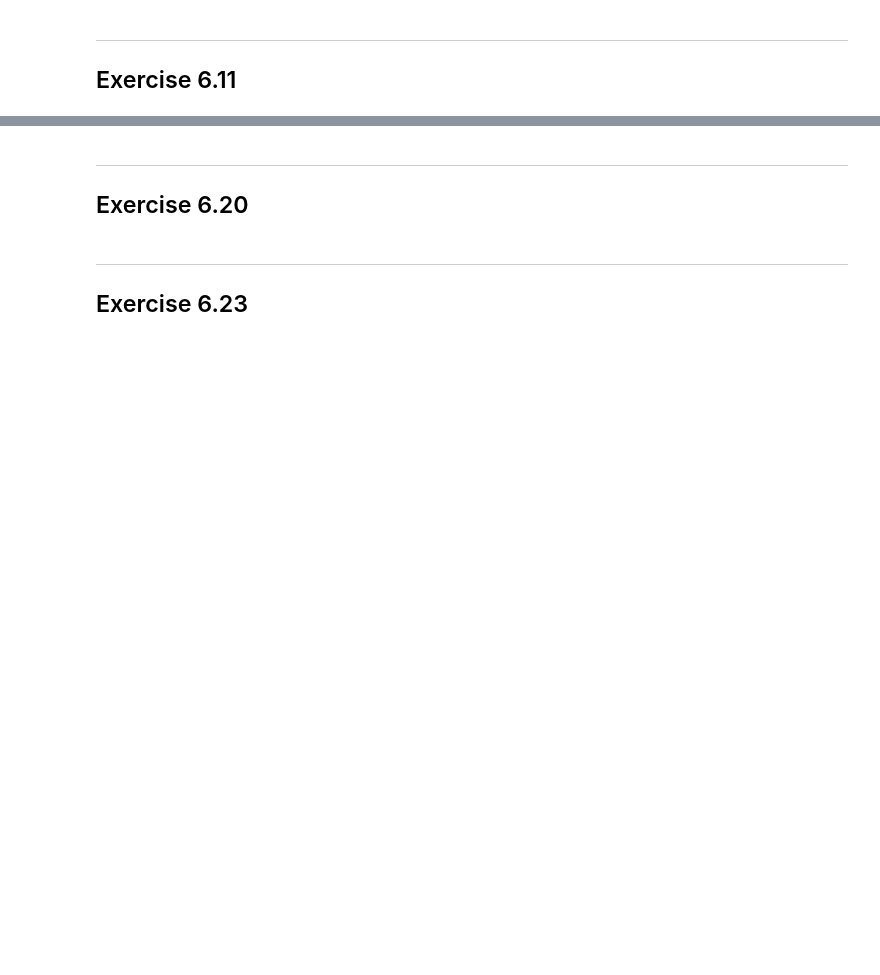
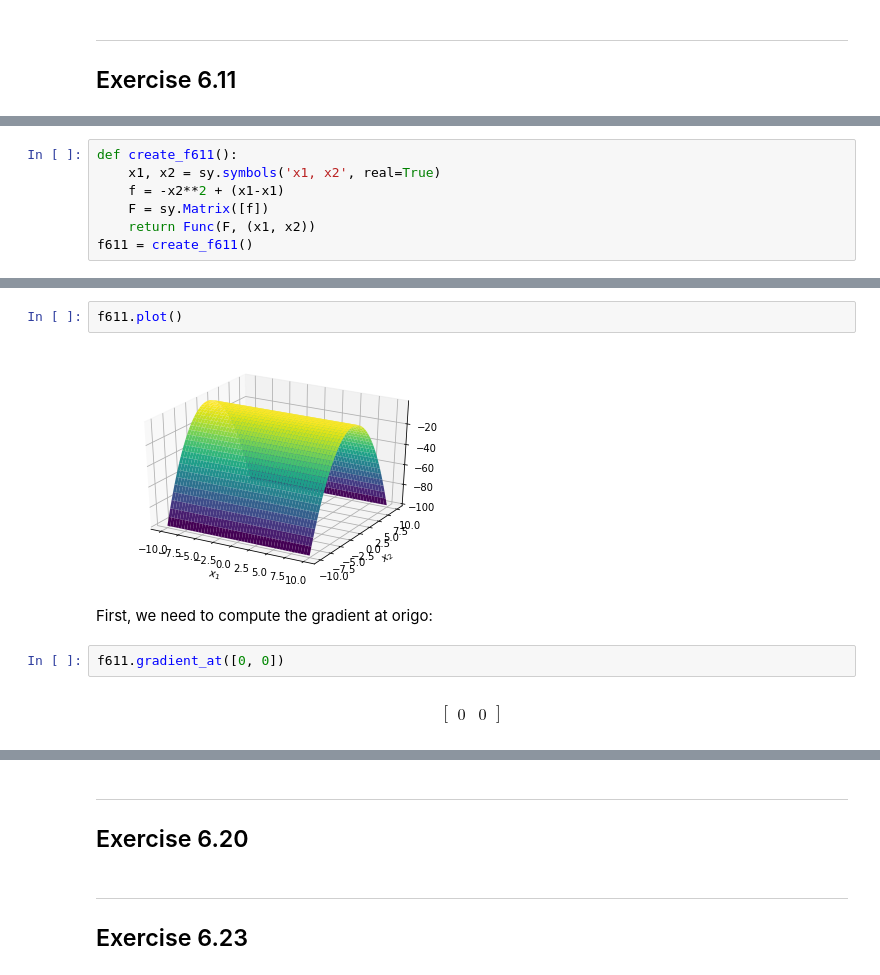
Before and after one commit to sheikhomar/opan, a Jupyter notebook: hw04.ipynb, the cells around one changed output, grey strips where cells are left out. Saved outputs shown, nothing was run; the diff lists cells and outputs as text; blank space fills up the shorter version.

```diff
--- a/hw04.ipynb
+++ b/hw04.ipynb
@@ -376,0 +389,7 @@ The function $f$ does not have a minimizer since the Hessian is not positive sem
+# %%
+def create_f611():
+    x1, x2 = sy.symbols('x1, x2', real=True)
+    f = -x2**2 + (x1-x1)
+    F = sy.Matrix([f])
+    return Func(F, (x1, x2))
+f611 = create_f611()
@@ -376,0 +399,10 @@ The function $f$ does not have a minimizer since the Hessian is not positive sem
+# %%
+f611.plot()
+# %% [output]
+[figure, added]
+# %% [markdown]
+First, we need to compute the gradient at origo:
+# %%
+f611.gradient_at([0, 0])
+# %% [output]
+$$\left[\begin{matrix}0 & 0\end{matrix}\right]$$
```
Also changed, not shown: parts of 11 cells of this notebook.
